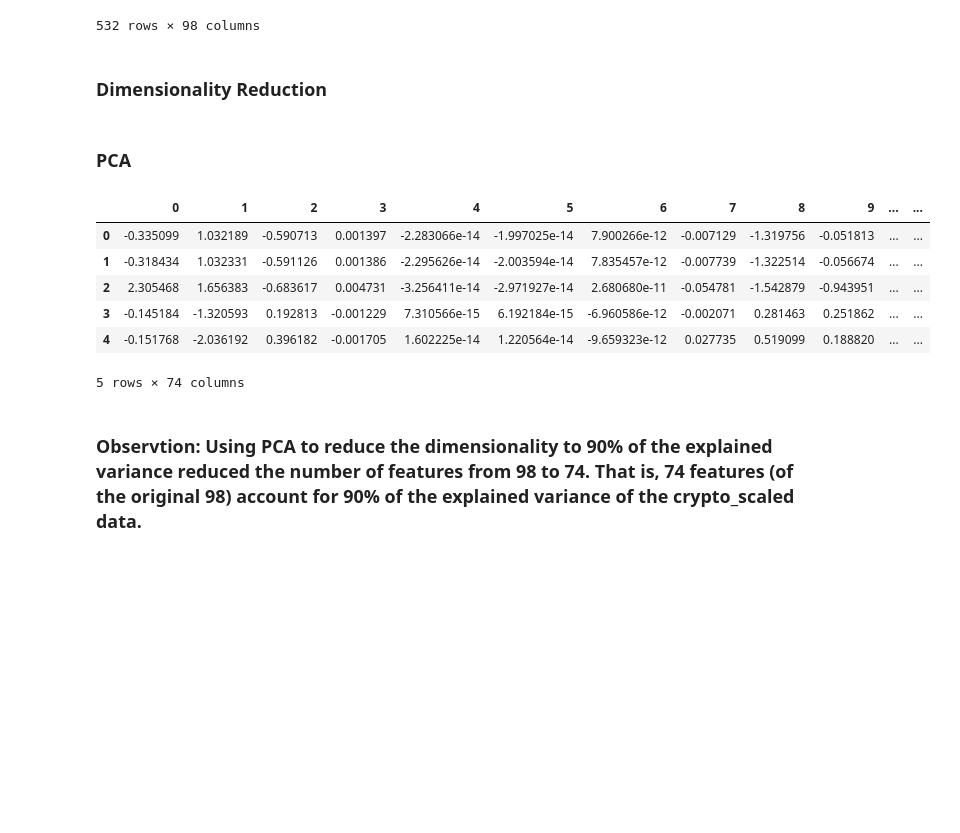
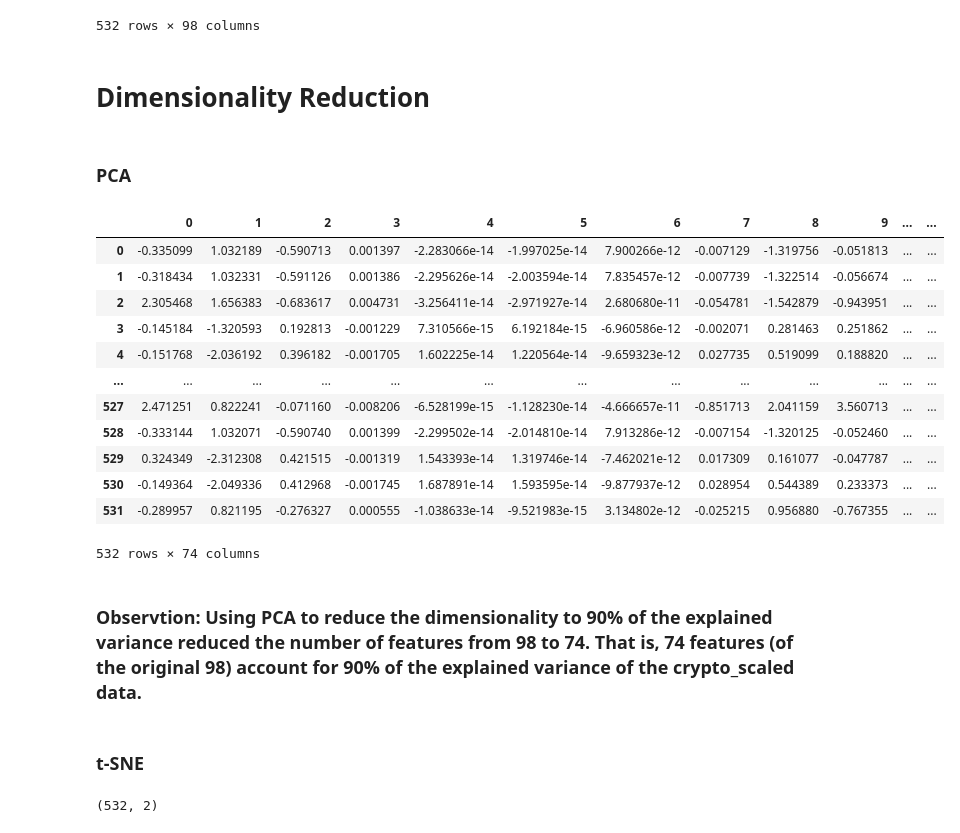
Before and after one commit to PamFernandez/unsupervised-machine-learning-challenge, a Jupyter notebook: CryptoClusters.ipynb, the cells around one changed output. Saved outputs shown, nothing was run; the diff lists cells and outputs as text; code cells hidden in the pictures; blank space fills up the shorter version.

```diff
--- a/CryptoClusters.ipynb
+++ b/CryptoClusters.ipynb
@@ -120,7 +122,7 @@ crypto_df
 scaler = StandardScaler()
 crypto_scaled = scaler.fit_transform(crypto_df)
 # %% [markdown]
-### Dimensionality Reduction
+# Dimensionality Reduction
 # %% [markdown]
 ### PCA
 # %%
@@ -133,14 +135,34 @@ crypto_pca = pca.fit_transform(crypto_scaled)
 # %%
 # transform PCA data to a DataFrame
 df_crypto_pca = pd.DataFrame(data=crypto_pca)
-df_crypto_pca.head()
+df_crypto_pca
 # %% [output]
 |  | 0 | 1 | 2 | 3 | 4 | 5 | 6 | 7 | 8 | 9 | ... | ... |
 | 0 | -0.335099 | 1.032189 | -0.590713 | 0.001397 | -2.283066e-14 | -1.997025e-14 | 7.900266e-12 | -0.007129 | -1.319756 | -0.051813 | ... | ... |
 | 1 | -0.318434 | 1.032331 | -0.591126 | 0.001386 | -2.295626e-14 | -2.003594e-14 | 7.835457e-12 | -0.007739 | -1.322514 | -0.056674 | ... | ... |
 | 2 | 2.305468 | 1.656383 | -0.683617 | 0.004731 | -3.256411e-14 | -2.971927e-14 | 2.680680e-11 | -0.054781 | -1.542879 | -0.943951 | ... | ... |
 | 3 | -0.145184 | -1.320593 | 0.192813 | -0.001229 | 7.310566e-15 | 6.192184e-15 | -6.960586e-12 | -0.002071 | 0.281463 | 0.251862 | ... | ... |
 | 4 | -0.151768 | -2.036192 | 0.396182 | -0.001705 | 1.602225e-14 | 1.220564e-14 | -9.659323e-12 | 0.027735 | 0.519099 | 0.188820 | ... | ... |
+| ... | ... | ... | ... | ... | ... | ... | ... | ... | ... | ... | ... | ... |
+| 527 | 2.471251 | 0.822241 | -0.071160 | -0.008206 | -6.528199e-15 | -1.128230e-14 | -4.666657e-11 | -0.851713 | 2.041159 | 3.560713 | ... | ... |
+| 528 | -0.333144 | 1.032071 | -0.590740 | 0.001399 | -2.299502e-14 | -2.014810e-14 | 7.913286e-12 | -0.007154 | -1.320125 | -0.052460 | ... | ... |
+| 529 | 0.324349 | -2.312308 | 0.421515 | -0.001319 | 1.543393e-14 | 1.319746e-14 | -7.462021e-12 | 0.017309 | 0.161077 | -0.047787 | ... | ... |
+| 530 | -0.149364 | -2.049336 | 0.412968 | -0.001745 | 1.687891e-14 | 1.593595e-14 | -9.877937e-12 | 0.028954 | 0.544389 | 0.233373 | ... | ... |
+| 531 | -0.289957 | 0.821195 | -0.276327 | 0.000555 | -1.038633e-14 | -9.521983e-15 | 3.134802e-12 | -0.025215 | 0.956880 | -0.767355 | ... | ... |
-5 rows × 74 columns
+532 rows × 74 columns
 # %% [markdown]
 ### Observtion: Using PCA to reduce the dimensionality to 90% of the explained variance reduced the number of features from 98 to 74. That is, 74 features (of the original 98) account for 90% of the explained variance of the crypto_scaled data.
+# %% [markdown]
+### t-SNE
+# %%
+# further reduce the dataset dimensions with t-SNE
+# Initialize t-SNE model
+tsne = TSNE(learning_rate=250)
+
+# reduce dimensions
+tsne_features = tsne.fit_transform(df_crypto_pca)
+
+# check that dimensions have been reduced to two
+tsne_features.shape
+# %% [output]
+(532, 2)
```
Also changed, not shown: parts of 8 cells of this notebook.
